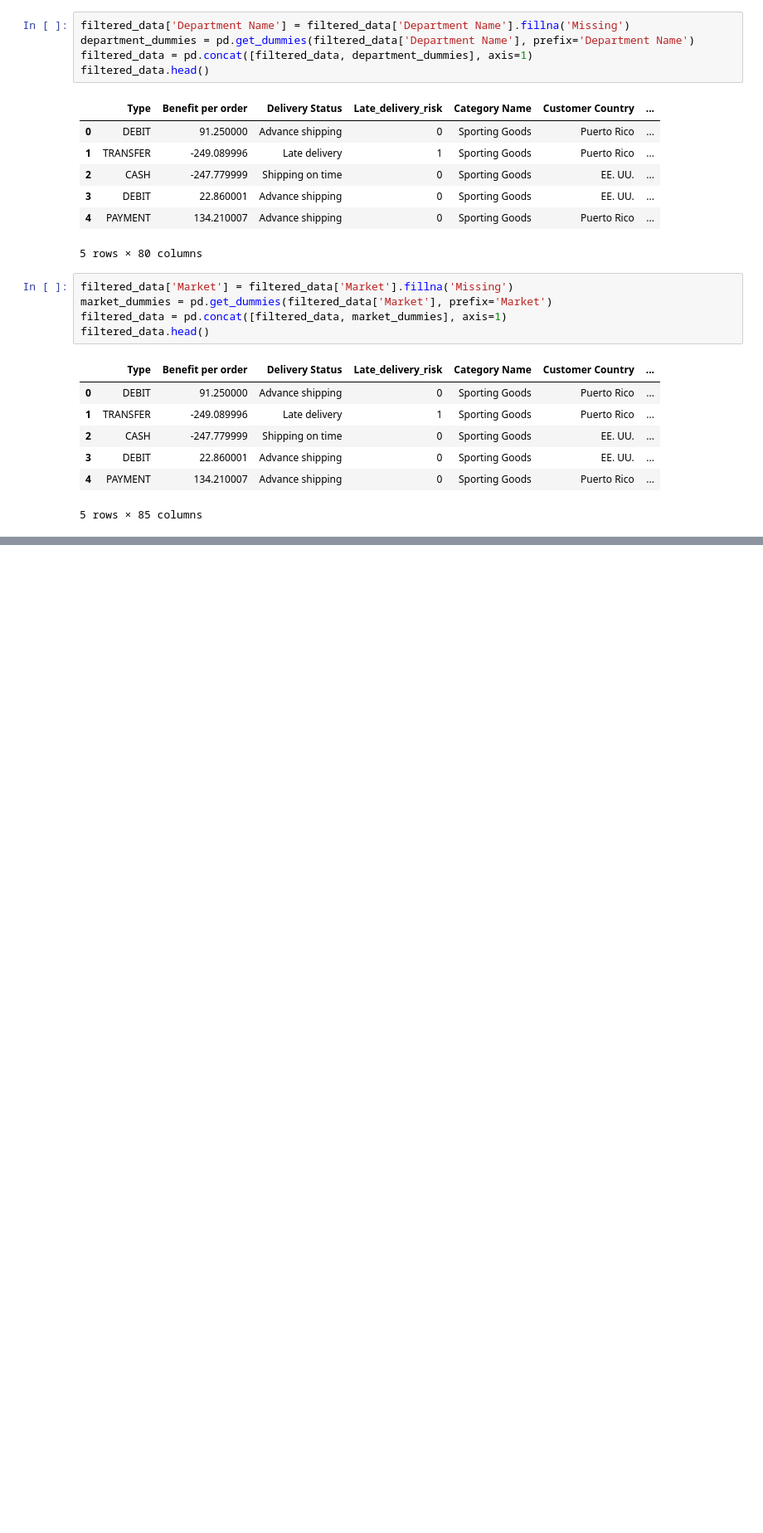
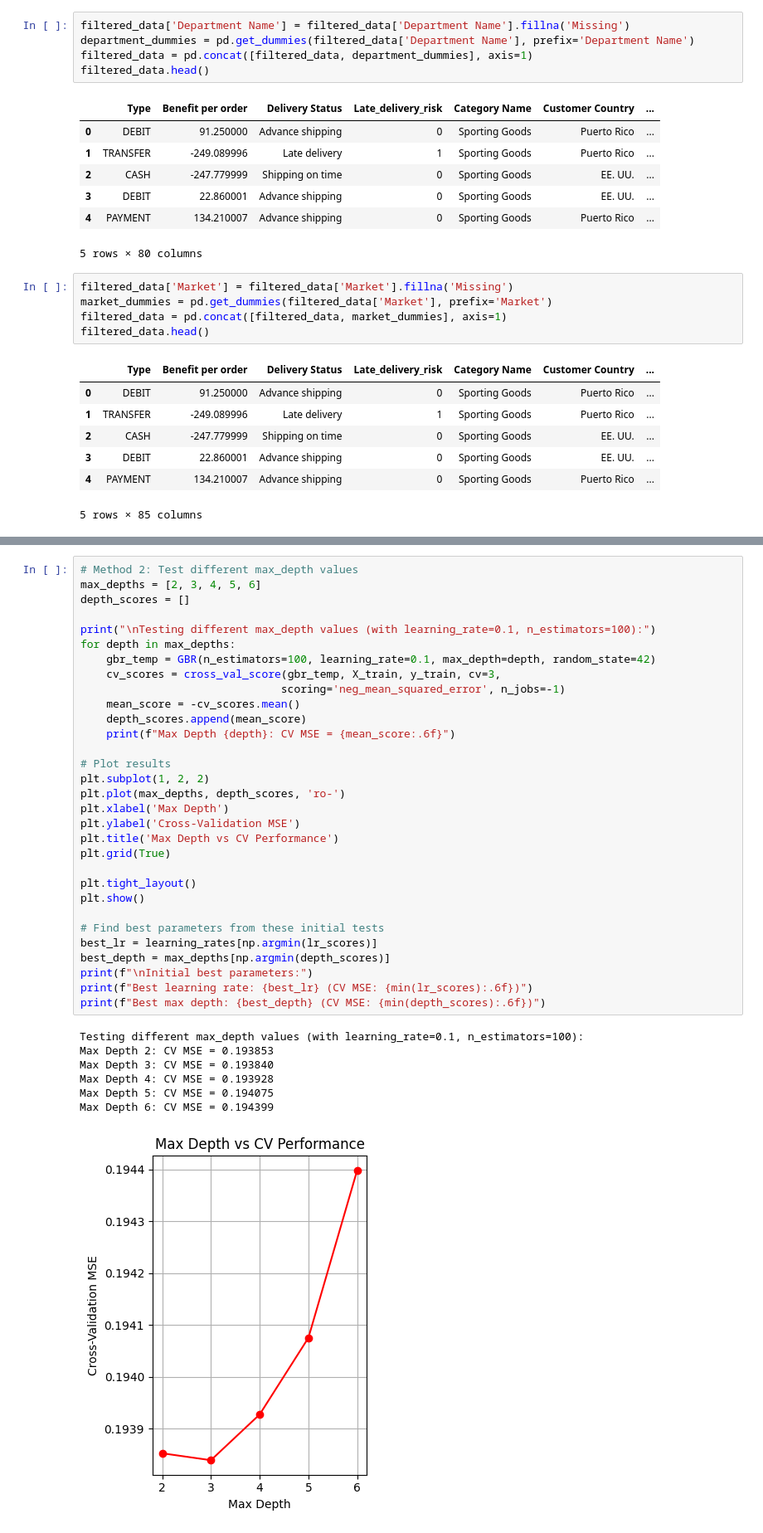
Before and after one commit to WilliamJhong/2025AAE722_William-J, a Jupyter notebook: Final Project/Final Project.ipynb, the cells around one changed output, grey strips where cells are left out. Shown at 83% size. Saved outputs shown, nothing was run; the diff lists cells and outputs as text; blank space fills up the shorter version.

```diff
--- a/Final Project/Final Project.ipynb
+++ b/Final Project/Final Project.ipynb
@@ -99,0 +309,39 @@ filtered_data.head()
+# %%
+# Method 2: Test different max_depth values
+max_depths = [2, 3, 4, 5, 6]
+depth_scores = []
+
+print("\nTesting different max_depth values (with learning_rate=0.1, n_estimators=100):")
+for depth in max_depths:
+    gbr_temp = GBR(n_estimators=100, learning_rate=0.1, max_depth=depth, random_state=42)
+    cv_scores = cross_val_score(gbr_temp, X_train, y_train, cv=3,
+                               scoring='neg_mean_squared_error', n_jobs=-1)
+    mean_score = -cv_scores.mean()
+    depth_scores.append(mean_score)
+    print(f"Max Depth {depth}: CV MSE = {mean_score:.6f}")
+
+# Plot results
+plt.subplot(1, 2, 2)
+plt.plot(max_depths, depth_scores, 'ro-')
+plt.xlabel('Max Depth')
+plt.ylabel('Cross-Validation MSE')
+plt.title('Max Depth vs CV Performance')
+plt.grid(True)
+
+plt.tight_layout()
+plt.show()
+
+# Find best parameters from these initial tests
+best_lr = learning_rates[np.argmin(lr_scores)]
+best_depth = max_depths[np.argmin(depth_scores)]
+print(f"\nInitial best parameters:")
+print(f"Best learning rate: {best_lr} (CV MSE: {min(lr_scores):.6f})")
+print(f"Best max depth: {best_depth} (CV MSE: {min(depth_scores):.6f})")
+# %% [output]
+Testing different max_depth values (with learning_rate=0.1, n_estimators=100):
+Max Depth 2: CV MSE = 0.193853
+Max Depth 3: CV MSE = 0.193840
+Max Depth 4: CV MSE = 0.193928
+Max Depth 5: CV MSE = 0.194075
+Max Depth 6: CV MSE = 0.194399
+[figure, added]
```
Also changed, not shown: parts of 20 cells of this notebook.
